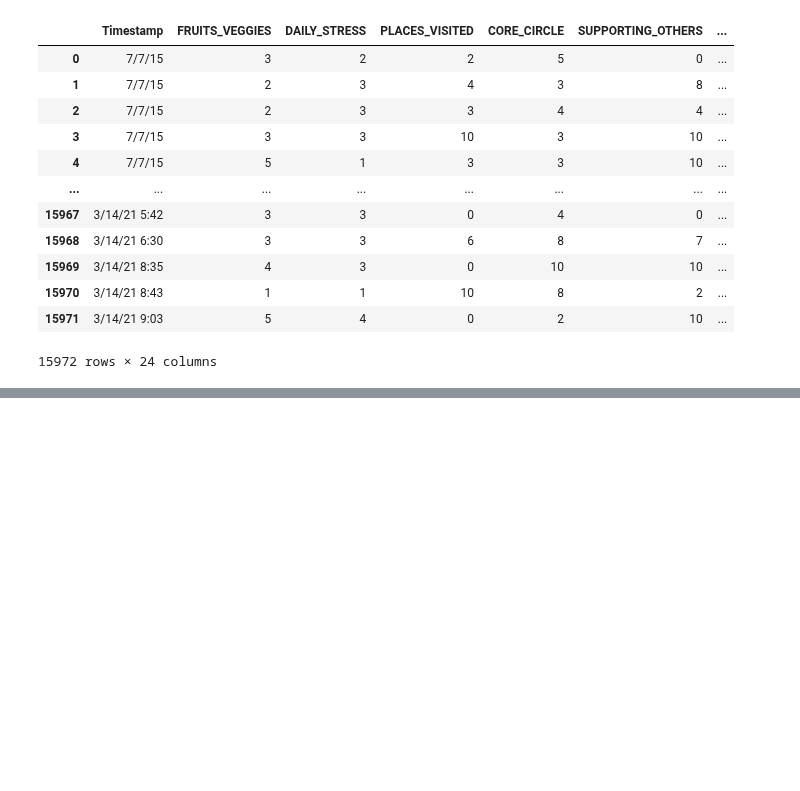
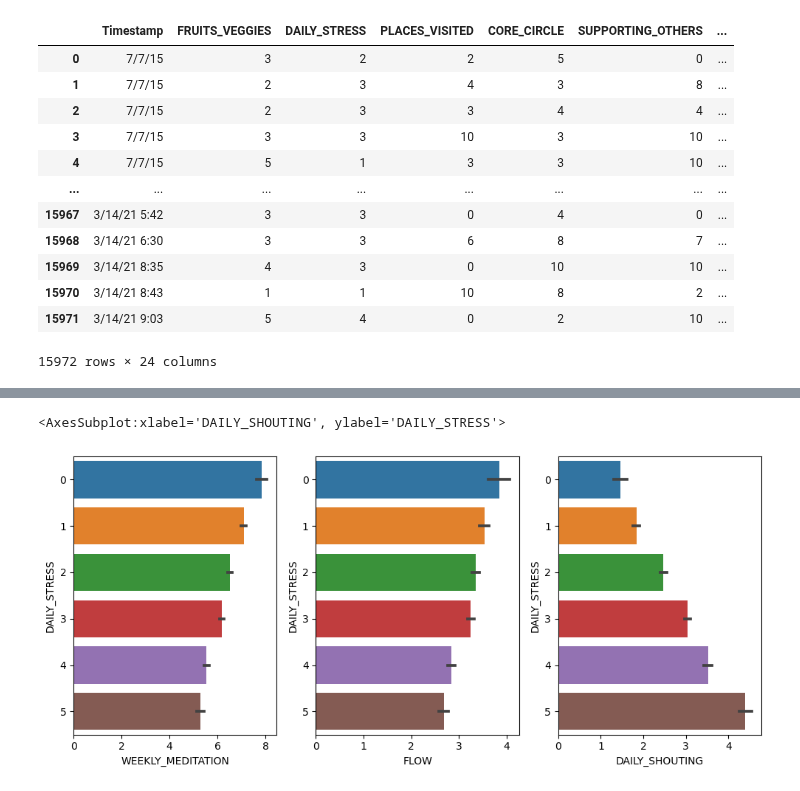
Before and after one commit to ubco-W2022T2-data301/project-group-group06, a Jupyter notebook: analysis/analysis1.ipynb, the cells around one changed output, grey strips where cells are left out. Saved outputs shown, nothing was run; the diff lists cells and outputs as text; code cells hidden in the pictures; blank space fills up the shorter version.

```diff
--- a/analysis/analysis1.ipynb
+++ b/analysis/analysis1.ipynb
@@ -39,0 +213,11 @@ data
+# %%
+# Create bar graph to see average IVs in each DV value (0, 1, 2, 3, 4, 5)
+plt.rcParams["figure.figsize"] = [10.00, 4.50]
+plt.rcParams["figure.autolayout"] = True
+f, axes = plt.subplots(1, 3)
+sns.barplot(data = data_cleaned, x = "WEEKLY_MEDITATION", y = "DAILY_STRESS", order = ['0', '1', '2', '3', '4', '5'], ax=axes[0])
+sns.barplot(data = data_cleaned, x = "FLOW", y = "DAILY_STRESS", order = ['0', '1', '2', '3', '4', '5'], ax=axes[1])
+sns.barplot(data = data_cleaned, x = "DAILY_SHOUTING", y = "DAILY_STRESS", order = ['0', '1', '2', '3', '4', '5'], ax=axes[2])
+# %% [output]
+<AxesSubplot:xlabel='DAILY_SHOUTING', ylabel='DAILY_STRESS'>
+[figure, added]
```
Also changed, not shown: parts of 25 cells of this notebook.
